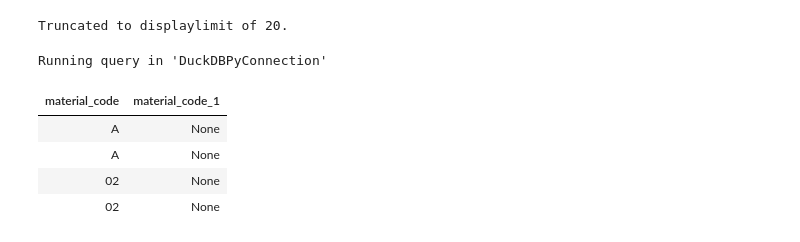
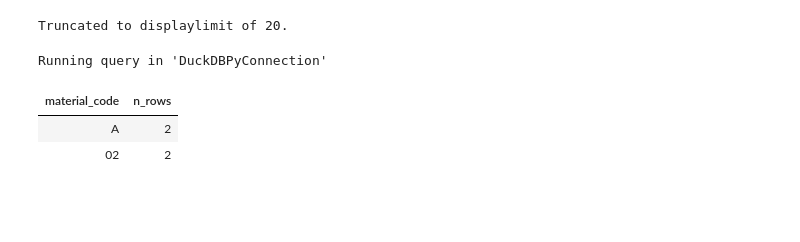
Before and after one commit to AHichem/bridge-deterioration-nbi, a Jupyter notebook: notebooks/02_sql_model.ipynb, the cells around one changed output. Cells and saved outputs as stored; diff of their text form; code cells hidden in the pictures; blank space fills up the shorter version.

```diff
--- a/notebooks/02_sql_model.ipynb
+++ b/notebooks/02_sql_model.ipynb
@@ -605,15 +609,15 @@ Running query in 'DuckDBPyConnection'
 Truncated to displaylimit of 20.
 # %%
 %%sql
-SELECT i.material_code, d.material_code
+SELECT i.material_code, COUNT(*) AS n_rows
 FROM inspections AS i
 LEFT JOIN  dim_material AS d
 ON i.material_code = d.material_code
-WHERE d.material_code  IS NULL;
+WHERE d.material_code  IS NULL
+GROUP BY i.material_code
+ORDER BY n_rows;
 # %% [output]
 Running query in 'DuckDBPyConnection'
-| material_code | material_code_1 |
-| A | None |
-| A | None |
-| 02 | None |
-| 02 | None |
+| material_code | n_rows |
+| A | 2 |
+| 02 | 2 |
```
Also changed, not shown: parts of 7 cells of this notebook.
